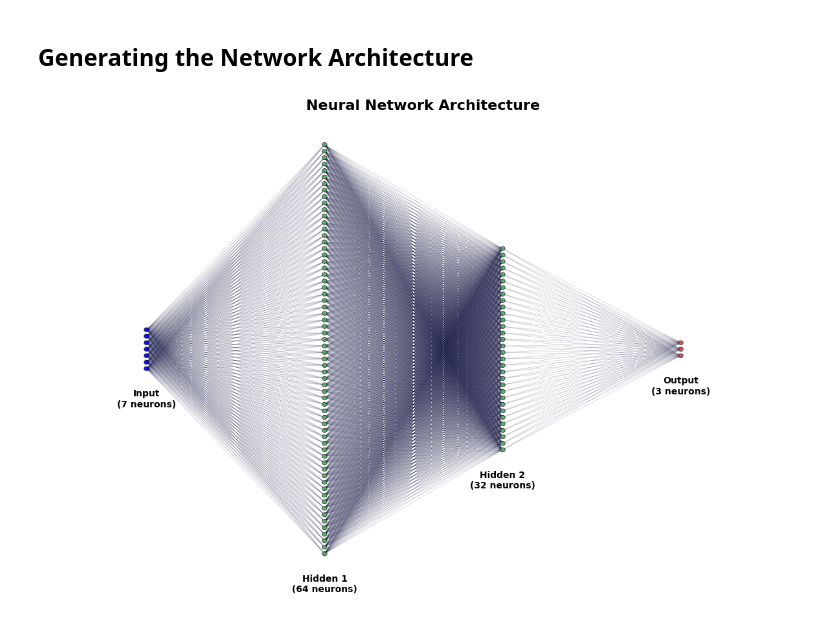
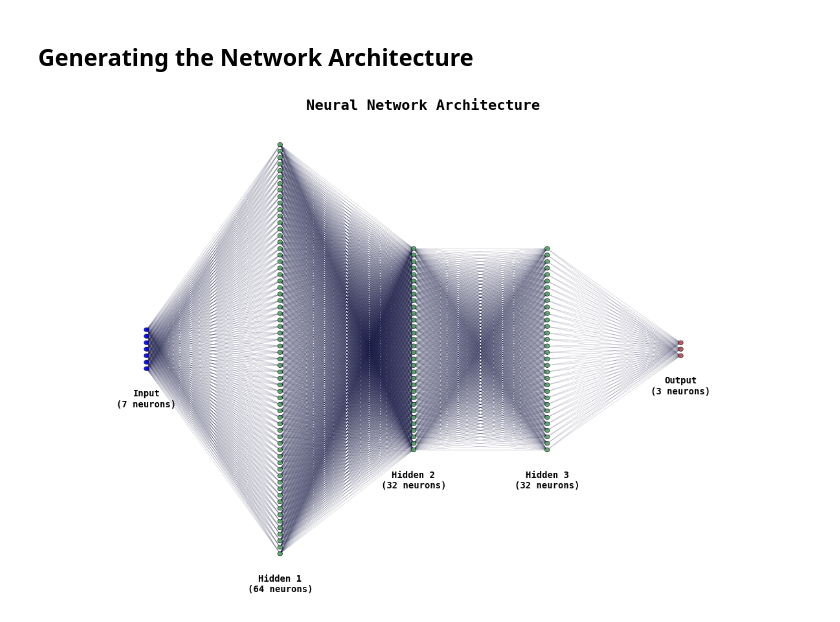
Before and after one commit to fairuznawar122/World-Happiness-Classification, a Jupyter notebook: World_Happiness_Classification_ANN.ipynb, the cells around one changed output. Drawn from its saved outputs; the diff is of its cells as text; code cells hidden in the pictures.

```diff
--- a/World_Happiness_Classification_ANN.ipynb
+++ b/World_Happiness_Classification_ANN.ipynb
@@ -268,5 +270,5 @@ df
 | 917 | Afghanistan6 | 0.000000 | 0.343142 | 0.000000 | 0.306794 | 0.000000 | 0.008518 | 0.190171 | Weak Happy | ... |
 918 rows × 10 columns
 # %%
-X = df.drop(['Category', 'Category_Encoded','Country'], axis=1)  # Features
+X = df.drop(['Category', 'Category_Encoded'], axis=1)  # Features
 y = df['Category_Encoded']  # Target
@@ -298,7 +284,10 @@ X_train, X_temp, y_train, y_temp = train_test_split(
 X_val, X_test, y_val, y_test = train_test_split(
     X_temp, y_temp, test_size=0.5, random_state=42
 )
-
+X_train.drop('Country', axis=1, inplace=True)
+X_val.drop('Country', axis=1, inplace=True)
+countries= X_test['Country']
+X_test.drop('Country', axis=1, inplace=True)
 print(f"Train: {len(X_train)}, Validation: {len(X_val)}, Test: {len(X_test)}")
 # %% [output]
 Train: 642, Validation: 138, Test: 138
@@ -308,6 +297,7 @@ from tensorflow.keras.layers import Dense
 
 model = Sequential([
     Dense(64, activation='relu', input_shape=(X_train.shape[1],)),
+    Dense(32, activation='relu'),
     Dense(32, activation='relu'),
     Dense(3, activation='softmax')  # 3 output neurons for 3 classes
 ])
@@ -416,35 +522,35 @@ def plot_neural_network(model):
         label_y = lowest_points[i] - 0.1  # 0.1 units below the lowest node
         layer_name = 'Input' if i == 0 else 'Output' if i == len(layer_sizes)-1 else f'Hidden {i}'
         ax.text(x, label_y, f'{layer_name}\n({size} neurons)',
-                ha='center', va='top', fontsize=10, fontweight='bold')
+                ha='center', va='top', fontsize=10,fontfamily='monospace', fontweight='bold')
 
 
     # Draw connections (lines)
     for i in range(len(layer_sizes) - 1):
         for j in range(layer_sizes[i]):
             for k in range(layer_sizes[i+1]):
                 line = Line2D(
                     [i*h_spacing, (i+1)*h_spacing],
                     [((layer_sizes[i]-1)/2 * v_spacing) - j*v_spacing,
                      ((layer_sizes[i+1]-1)/2 * v_spacing) - k*v_spacing],
                     color=colors['connection'],
                     alpha=0.3,
                     lw=0.3,
                     zorder=1
                 )
                 ax.add_line(line)
 
 
     # Styling
     # Add 20% margin on all sides
     x_margin = 0.1 * (len(layer_sizes) - 1) * h_spacing
     y_margin = 0.1 * max(layer_sizes) * v_spacing
     plt.xlim(-x_margin-0.2, (len(layer_sizes)-1)*h_spacing + 0.5)
     plt.ylim(-y_margin-1.0, 1.0)
-    plt.title('Neural Network Architecture', fontsize=16, pad=35, fontweight='bold')
+    plt.title('Neural Network Architecture', fontfamily='monospace', fontsize=16, pad=35, fontweight='bold')
     plt.tight_layout()
     plt.show()
 
 plot_neural_network(model)
 # %% [output]
-[figure, old version]
+[figure, new version]
```
Also changed, not shown: parts of 9 cells of this notebook.
